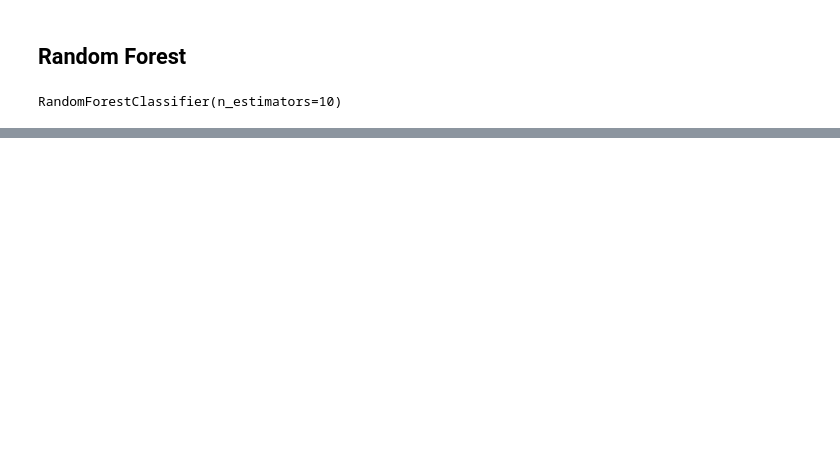
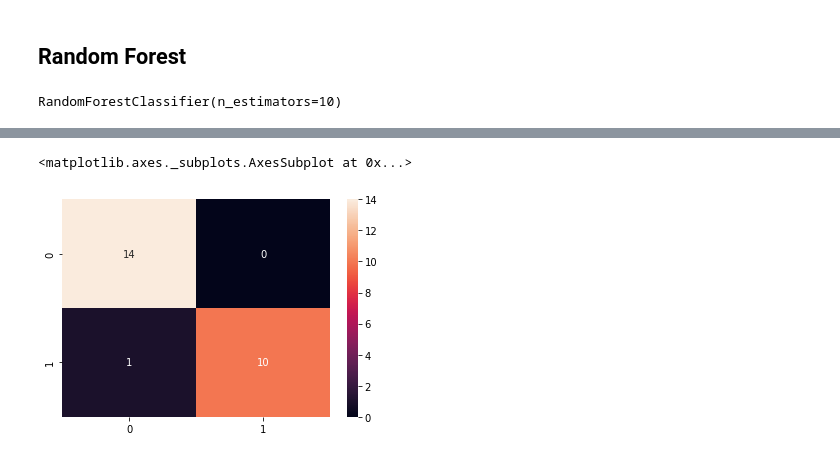
Before and after one commit to shivamsingha/ML-lab-assignments, a Jupyter notebook: Project1.ipynb, the cells around one changed output, grey strips where cells are left out. Cells and saved outputs as stored; diff of their text form; code cells hidden in the pictures; blank space fills up the shorter version.

```diff
--- a/Project1.ipynb
+++ b/Project1.ipynb
@@ -167,0 +181,7 @@ weighted avg       1.00      1.00      1.00        25
+# %%
+y_prediction_nn = model_nn.predict(x_test)
+cm_nn = confusion_matrix(y_test, y_prediction_nn)
+sn.heatmap(cm_nn, annot=True)
+# %% [output]
+<matplotlib.axes._subplots.AxesSubplot at 0x...>
+[figure, added]
```
Also changed, not shown: parts of 19 cells of this notebook.
